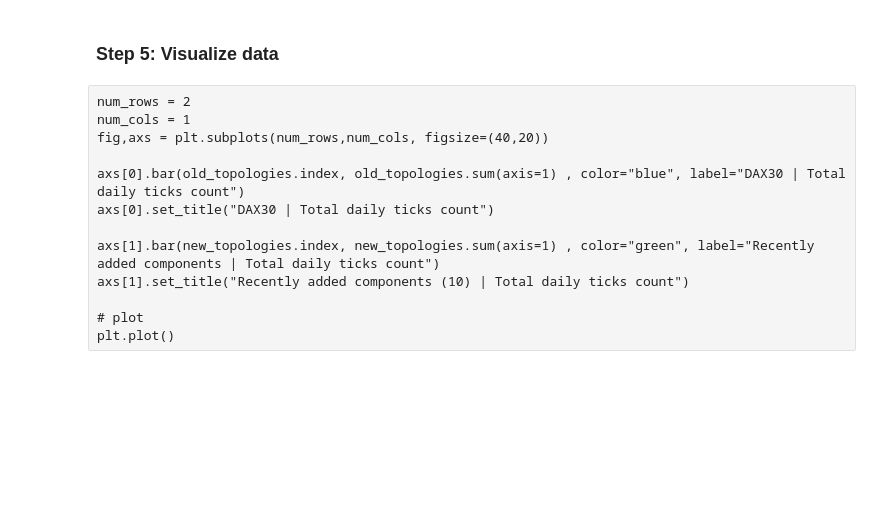
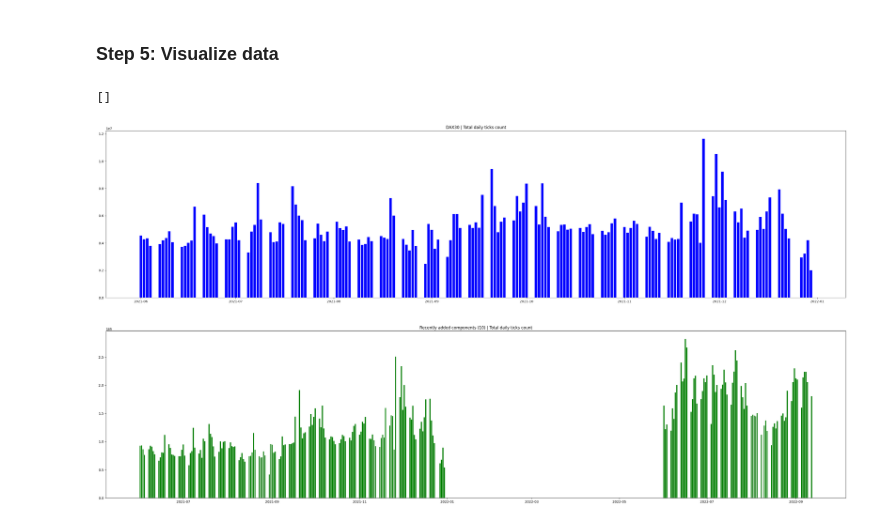
Before and after one commit to systemathics/notebook-examples, a Jupyter notebook: python/6-Blog/DAX_expansion_market_activity.ipynb, the cells around one changed output. Saved outputs shown, nothing was run; the diff lists cells and outputs as text; code cells hidden in the pictures; blank space fills up the shorter version.

```diff
--- a/python/6-Blog/DAX_expansion_market_activity.ipynb
+++ b/python/6-Blog/DAX_expansion_market_activity.ipynb
@@ -144,6 +155,6 @@ def get_toplogies_data(tickers):
 The following code snippet calls the previous method and builds a *pandas dataframe* with `ticks counts for the DAX previous composition, total of 30 instruments`.
 # %%
 # get ticks count for the DAX previous composition
-#old_topologies = get_toplogies_data(old_components)
+old_topologies = get_toplogies_data(old_components)
 # %%
 # display ticks count for the DAX previous composition
@@ -178,15 +231,20 @@ liquidity
 # %% [markdown]
 ### Step 5: Visualize data
-# %% [raw]
-num_rows = 2
-num_cols = 1
-fig,axs = plt.subplots(num_rows,num_cols, figsize=(40,20))
-
-axs[0].bar(old_topologies.index, old_topologies.sum(axis=1) , color="blue", label="DAX30 | Total daily ticks count")
-axs[0].set_title("DAX30 | Total daily ticks count")
-
-axs[1].bar(new_topologies.index, new_topologies.sum(axis=1) , color="green", label="Recently added components | Total daily ticks count")
-axs[1].set_title("Recently added components (10) | Total daily ticks count")
-
-# plot
-plt.plot()
+# %%
+import matplotlib.pyplot as plt
+
+num_rows = 2
+num_cols = 1
+fig,axs = plt.subplots(num_rows,num_cols, figsize=(40,20))
+
+axs[0].bar(old_topologies.index, old_topologies.sum(axis=1) , color="blue", label="DAX30 | Total daily ticks count")
+axs[0].set_title("DAX30 | Total daily ticks count")
+
+axs[1].bar(new_topologies.index, new_topologies.sum(axis=1) , color="green", label="Recently added components | Total daily ticks count")
+axs[1].set_title("Recently added components (10) | Total daily ticks count")
+
+# plot
+plt.plot()
+# %% [output]
+[]
+[figure, added]
```
Also changed, not shown: parts of 7 cells of this notebook, 11 other files.
